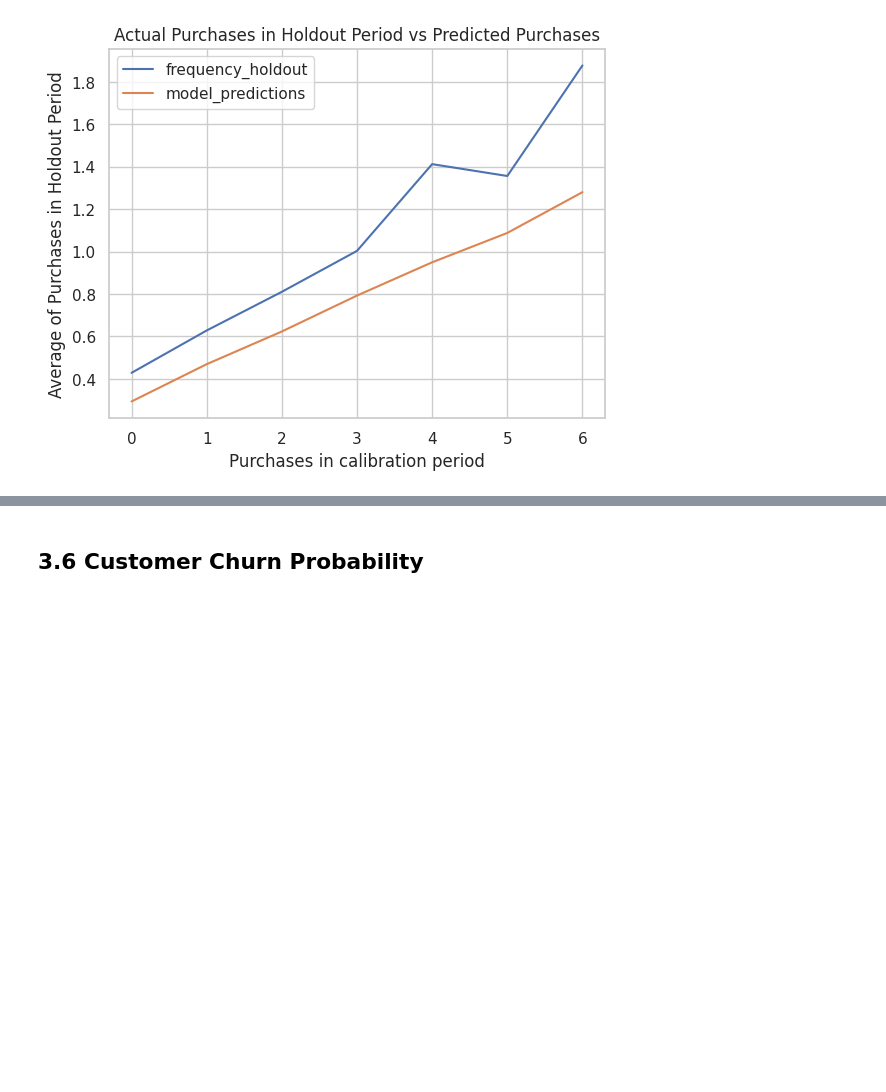
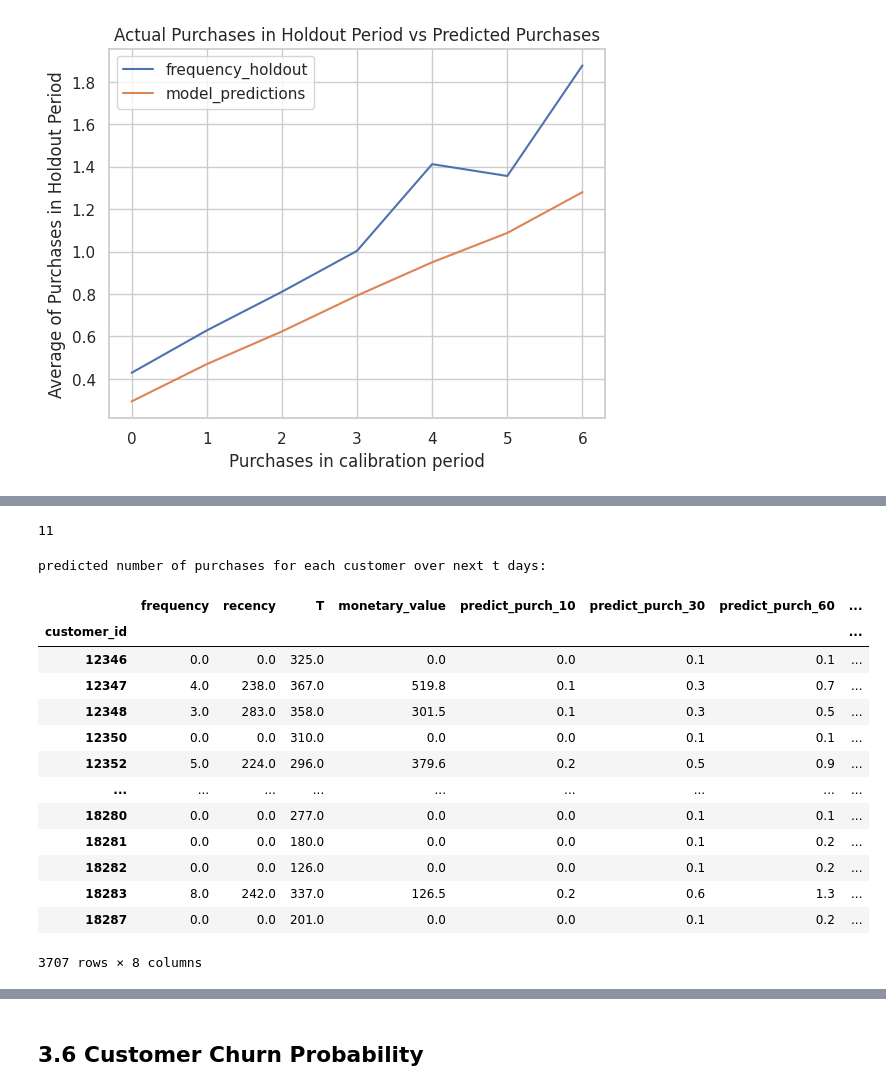
Before and after one commit to Nayoung-young/prj-ecommerce-ltv, a Jupyter notebook: e_commerce_LTV.ipynb, the cells around one changed output, grey strips where cells are left out. Saved outputs shown, nothing was run; the diff lists cells and outputs as text; code cells hidden in the pictures; blank space fills up the shorter version.

```diff
--- a/e_commerce_LTV.ipynb
+++ b/e_commerce_LTV.ipynb
@@ -1035,0 +938,14 @@ TypeError: ignored
+# %%
+# actual purchases
+df_test = df_LTV_03[row_holdout:]
+
+rfm_test = summary_data_from_transaction_data(
+    transactions = df_test,
+    customer_id_col = "customer_id",
+    datetime_col = "invoice_date",
+    monetary_value_col = "total_price",
+    observation_period_end = max_date,
+    freq = "D")
+
+pd.options.display.float_format = '{:,.0f}'.format
+# rfm_test.head()
@@ -1035,0 +969,43 @@ TypeError: ignored
+# %%
+# actual purchases
+tmp_max_date = max_cal_date + dt.timedelta(days = t)
+# print(tmp_max_date)
+
+df_tmp = df_test[df_test['customer_id'] == cust_id]
+df_tmp = df_tmp[df_tmp['invoice_date'] < tmp_max_date]
+df_tmp['invoice_date'].nunique()
+# %% [output]
+11
+# %%
+# helper function: predict each customer's purchases over next t days
+def predict_purch(df, t):
+        df["predict_purch_" + str(t)] = \
+                BGF.predict(
+                    t,
+                    df["frequency"],
+                    df["recency"],
+                    df["T"])
+
+
+# call helper function: predict each customer's purchases over multiple time periods
+t_FC = [10, 30, 60, 90]
+_ = [predict_purch(rfm_train, t) for t in t_FC]
+pd.options.display.float_format = '{:,.1f}'.format
+print("predicted number of purchases for each customer over next t days:")
+rfm_train
+# %% [output]
+predicted number of purchases for each customer over next t days:
+|  | frequency | recency | T | monetary_value | predict_purch_10 | predict_purch_30 | predict_purch_60 | ... |
+| customer_id |  |  |  |  |  |  |  | ... |
+| 12346 | 0.0 | 0.0 | 325.0 | 0.0 | 0.0 | 0.1 | 0.1 | ... |
+| 12347 | 4.0 | 238.0 | 367.0 | 519.8 | 0.1 | 0.3 | 0.7 | ... |
+| 12348 | 3.0 | 283.0 | 358.0 | 301.5 | 0.1 | 0.3 | 0.5 | ... |
+| 12350 | 0.0 | 0.0 | 310.0 | 0.0 | 0.0 | 0.1 | 0.1 | ... |
+| 12352 | 5.0 | 224.0 | 296.0 | 379.6 | 0.2 | 0.5 | 0.9 | ... |
+| ... | ... | ... | ... | ... | ... | ... | ... | ... |
+| 18280 | 0.0 | 0.0 | 277.0 | 0.0 | 0.0 | 0.1 | 0.1 | ... |
+| 18281 | 0.0 | 0.0 | 180.0 | 0.0 | 0.0 | 0.1 | 0.2 | ... |
+| 18282 | 0.0 | 0.0 | 126.0 | 0.0 | 0.0 | 0.1 | 0.2 | ... |
+| 18283 | 8.0 | 242.0 | 337.0 | 126.5 | 0.2 | 0.6 | 1.3 | ... |
+| 18287 | 0.0 | 0.0 | 201.0 | 0.0 | 0.0 | 0.1 | 0.2 | ... |
+3707 rows × 8 columns
```
Also changed, not shown: parts of 46 cells of this notebook.
